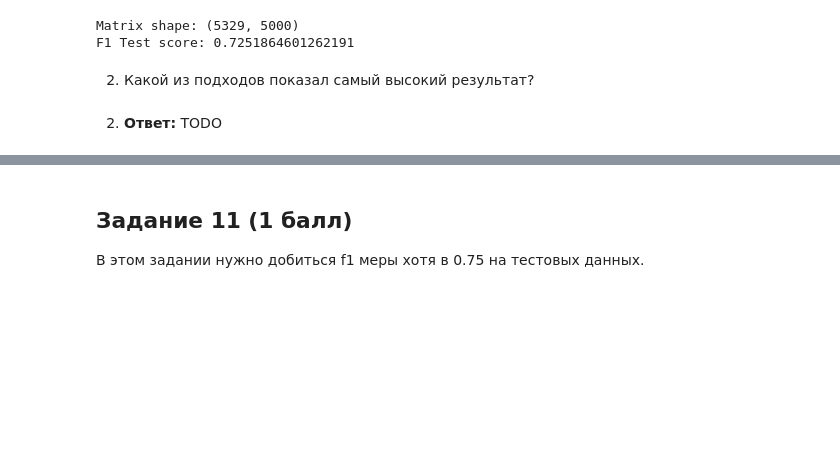
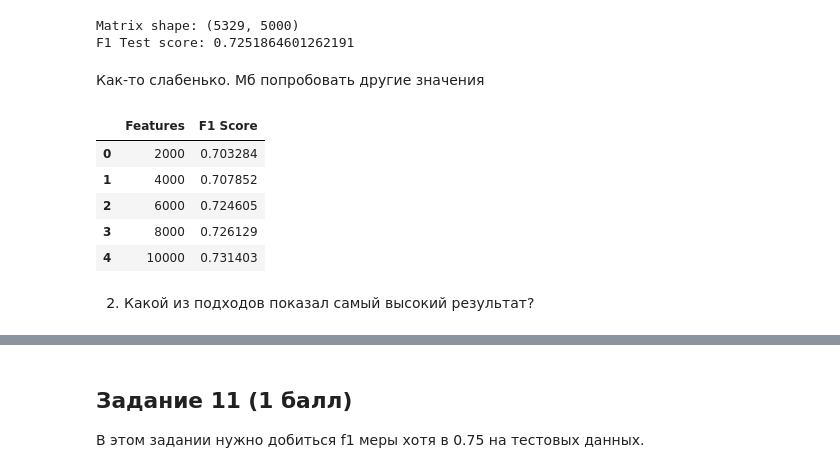
Before and after one commit to vctriusss/iad-ds-homeworks, a Jupyter notebook: hw06_texts.ipynb, the cells around one changed output, grey strips where cells are left out. Saved outputs shown, nothing was run; the diff lists cells and outputs as text; code cells hidden in the pictures; blank space fills up the shorter version.

```diff
--- a/hw06_texts.ipynb
+++ b/hw06_texts.ipynb
@@ -542,13 +602,27 @@ from sklearn.feature_extraction.text import HashingVectorizer
 
 hash_vec = HashingVectorizer(tokenizer=custom_tokenizer, n_features=5000)
 
-fit_and_predict(train, test, hash_vec)
-# -- YOUR CODE HERE --
-# print('F1 score: *YOUR SCORE*')
+fit_and_predict(train, test, vectorizer=hash_vec);
 # %% [output]
 Matrix shape: (5329, 5000)
 F1 Test score: 0.7251864601262191
+# %% [markdown]
+Как-то слабенько. Мб попробовать другие значения
+# %%
+nfs = range(2000, 11000, 2000)
+f1s = []
+for nf in nfs:
+    hash_vec = HashingVectorizer(tokenizer=custom_tokenizer, n_features=nf)
+    _, f1 = fit_and_predict(train, test, vectorizer=hash_vec, quiet=True)
+    f1s.append(f1)
+
+pd.DataFrame({'Features': nfs, 'F1 Score': f1s})
+# %% [output]
+|  | Features | F1 Score |
+| 0 | 2000 | 0.703284 |
+| 1 | 4000 | 0.707852 |
+| 2 | 6000 | 0.724605 |
+| 3 | 8000 | 0.726129 |
+| 4 | 10000 | 0.731403 |
 # %% [markdown]
 2. Какой из подходов показал самый высокий результат?
-# %% [markdown]
-2. **Ответ:** TODO
```
Also changed, not shown: parts of 31 cells of this notebook.
